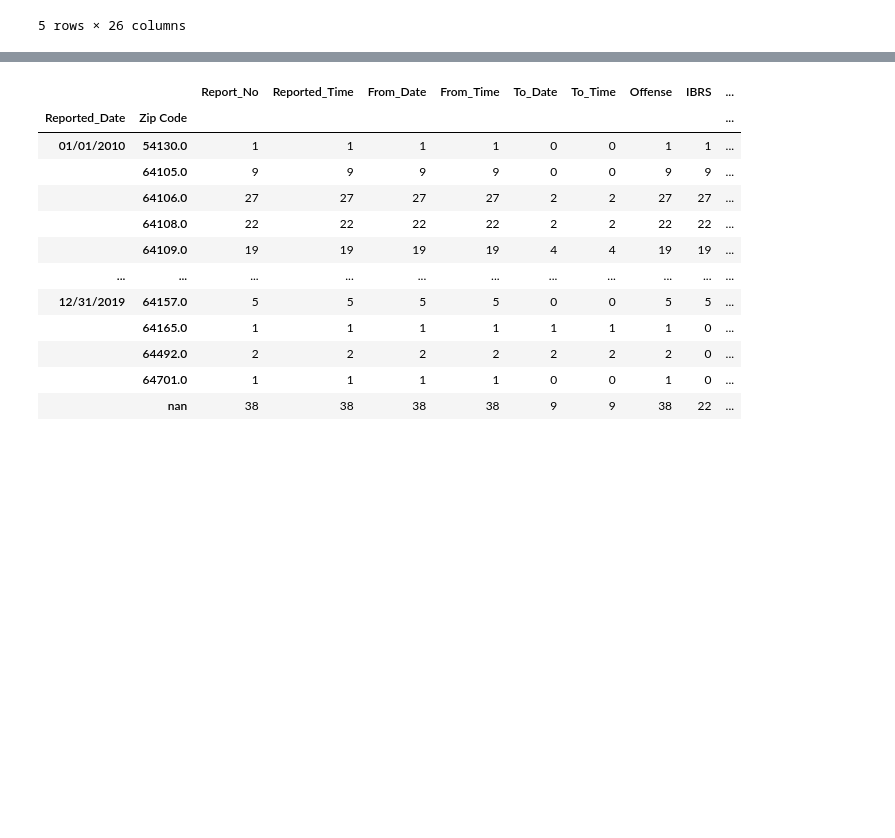
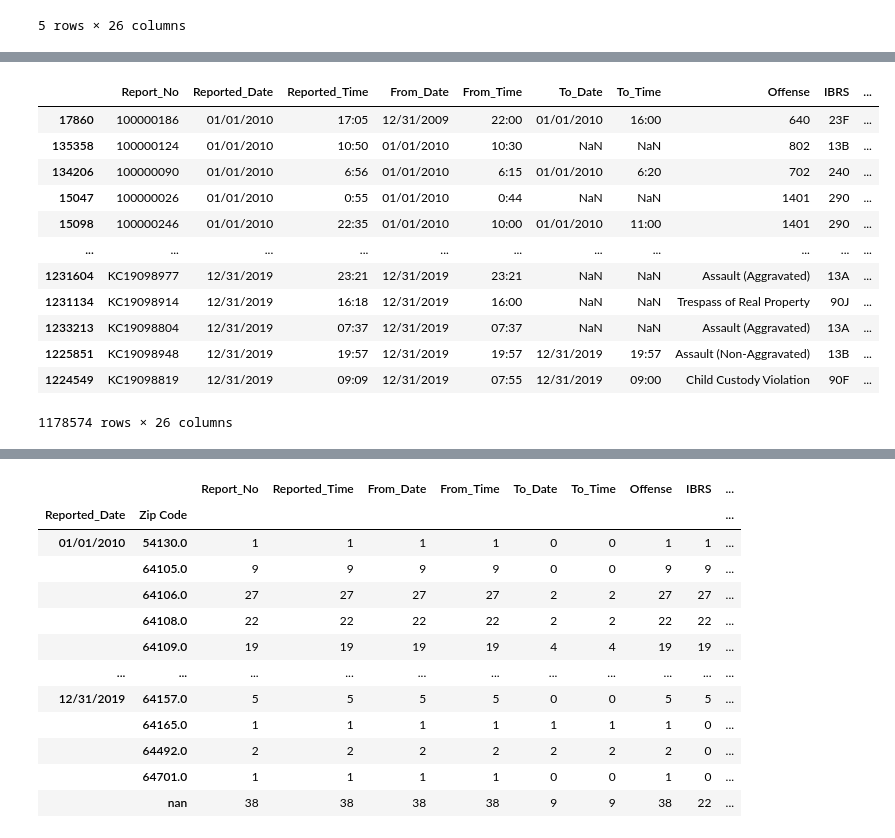
Before and after one commit to sjhaluck/KCMO-Property-and-Crime, a Jupyter notebook: KC_property_crime.ipynb, the cells around one changed output, grey strips where cells are left out. Cells and saved outputs as stored; diff of their text form; code cells hidden in the pictures; blank space fills up the shorter version.

```diff
--- a/KC_property_crime.ipynb
+++ b/KC_property_crime.ipynb
@@ -199,0 +212,16 @@ dtype: object
+# %%
+crimes_total[crimes_total.duplicated(subset="Report_No",keep=False)].sort_values("Reported_Date")
+# %% [output]
+|  | Report_No | Reported_Date | Reported_Time | From_Date | From_Time | To_Date | To_Time | Offense | IBRS | ... |
+| 17860 | 100000186 | 01/01/2010 | 17:05 | 12/31/2009 | 22:00 | 01/01/2010 | 16:00 | 640 | 23F | ... |
+| 135358 | 100000124 | 01/01/2010 | 10:50 | 01/01/2010 | 10:30 | NaN | NaN | 802 | 13B | ... |
+| 134206 | 100000090 | 01/01/2010 | 6:56 | 01/01/2010 | 6:15 | 01/01/2010 | 6:20 | 702 | 240 | ... |
+| 15047 | 100000026 | 01/01/2010 | 0:55 | 01/01/2010 | 0:44 | NaN | NaN | 1401 | 290 | ... |
+| 15098 | 100000246 | 01/01/2010 | 22:35 | 01/01/2010 | 10:00 | 01/01/2010 | 11:00 | 1401 | 290 | ... |
+| ... | ... | ... | ... | ... | ... | ... | ... | ... | ... | ... |
+| 1231604 | KC19098977 | 12/31/2019 | 23:21 | 12/31/2019 | 23:21 | NaN | NaN | Assault (Aggravated) | 13A | ... |
+| 1231134 | KC19098914 | 12/31/2019 | 16:18 | 12/31/2019 | 16:00 | NaN | NaN | Trespass of Real Property | 90J | ... |
+| 1233213 | KC19098804 | 12/31/2019 | 07:37 | 12/31/2019 | 07:37 | NaN | NaN | Assault (Aggravated) | 13A | ... |
+| 1225851 | KC19098948 | 12/31/2019 | 19:57 | 12/31/2019 | 19:57 | 12/31/2019 | 19:57 | Assault (Non-Aggravated) | 13B | ... |
+| 1224549 | KC19098819 | 12/31/2019 | 09:09 | 12/31/2019 | 07:55 | 12/31/2019 | 09:00 | Child Custody Violation | 90F | ... |
+1178574 rows × 26 columns
```
Also changed, not shown: parts of 28 cells of this notebook.
